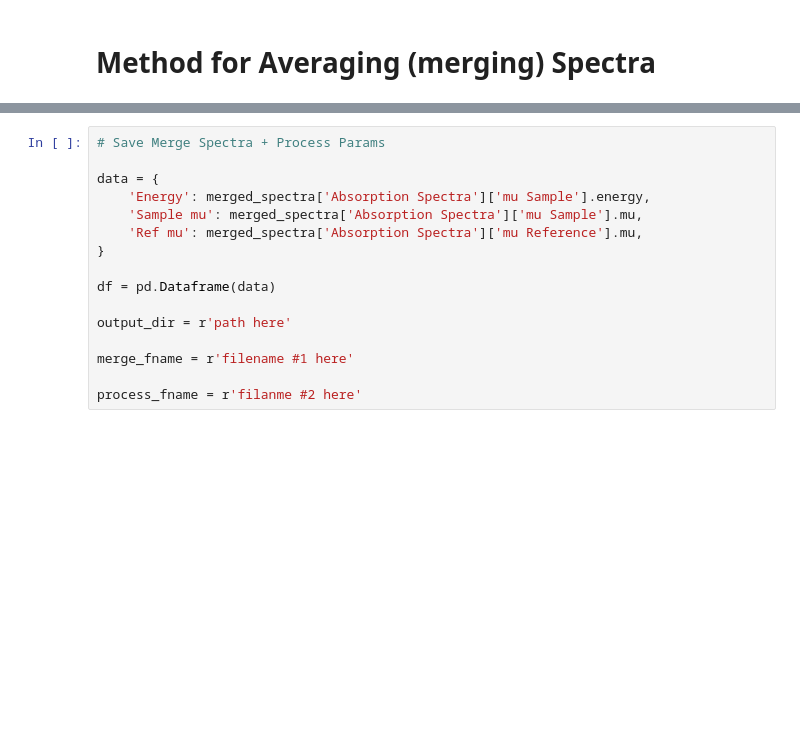
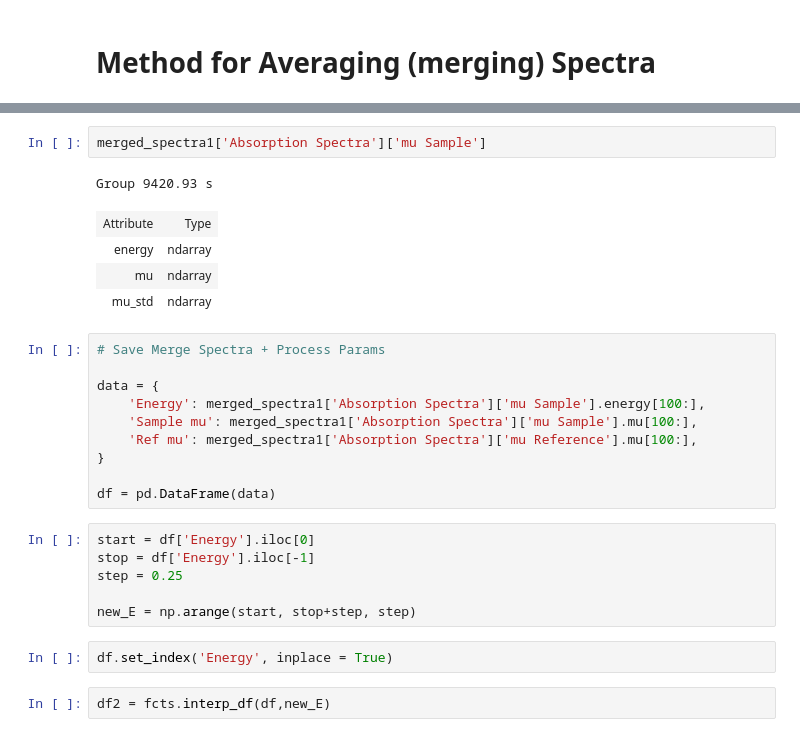
Before and after one commit to ahoffm02/catXAS, a Jupyter notebook: notebooks/Test Bed.ipynb, the cells around one changed output, grey strips where cells are left out. Saved outputs shown, nothing was run; the diff lists cells and outputs as text; blank space fills up the shorter version.

```diff
--- a/notebooks/Test Bed.ipynb
+++ b/notebooks/Test Bed.ipynb
@@ -141,16 +222,28 @@ merged_spectra = merge_spectra(my_exp, merge_spectra_list)
+# %%
+merged_spectra1['Absorption Spectra']['mu Sample']
+# %% [output]
+Group 9420.93 s
+| Attribute | Type |
+| energy | ndarray |
+| mu | ndarray |
+| mu_std | ndarray |
 # %%
 # Save Merge Spectra + Process Params
 
 data = {
-    'Energy': merged_spectra['Absorption Spectra']['mu Sample'].energy,
-    'Sample mu': merged_spectra['Absorption Spectra']['mu Sample'].mu,
-    'Ref mu': merged_spectra['Absorption Spectra']['mu Reference'].mu,
+    'Energy': merged_spectra1['Absorption Spectra']['mu Sample'].energy[100:],
+    'Sample mu': merged_spectra1['Absorption Spectra']['mu Sample'].mu[100:],
+    'Ref mu': merged_spectra1['Absorption Spectra']['mu Reference'].mu[100:],
 }
 
-df = pd.Dataframe(data)
-
-output_dir = r'path here'
-
-merge_fname = r'filename #1 here'
-
-process_fname = r'filanme #2 here'
+df = pd.DataFrame(data)
+# %%
+start = df['Energy'].iloc[0]
+stop = df['Energy'].iloc[-1]
+step = 0.25
+
+new_E = np.arange(start, stop+step, step)
+# %%
+df.set_index('Energy', inplace = True)
+# %%
+df2 = fcts.interp_df(df,new_E)
```
Also changed, not shown: parts of 22 cells of this notebook, 5 other files.
